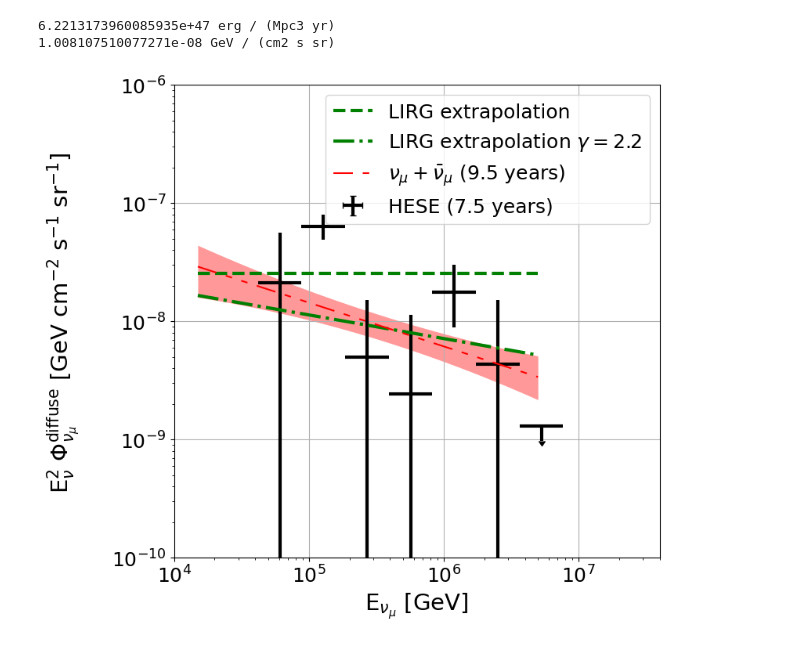
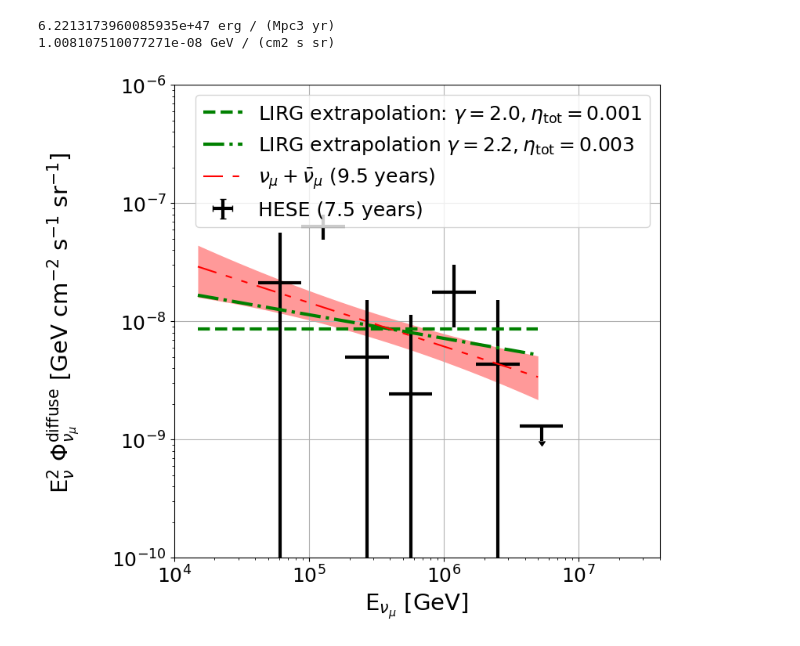
Before and after one commit to YarnoMerckx/diffuse-neutrino-flux-u-lirgs, a Jupyter notebook: Extrapolation.ipynb, the cells around one changed output. Drawn from its saved outputs; the diff is of its cells as text; code cells hidden in the pictures.

```diff
--- a/Extrapolation.ipynb
+++ b/Extrapolation.ipynb
@@ -262,11 +262,11 @@ print(Normalizing_factor(3.4,1/25,1,0.001, QIR(75,'LIRGs','individual','no')[0])
 i = len(energy)
 fig=plt.figure(figsize=(8,8), dpi= 100, facecolor='w', edgecolor='k')
 Energy_plot = np.logspace(np.log10(1.5e4),np.log10(5e6),12)
-diffuse_LIRG_flux = [nuflux(i,2,70,3.4,1,3e-3,'LIRGs','pp','individual','yes') for i in Energy_plot]
-diffuse_LIRG_flux_22 = [nuflux(i,2.2,70,xi(2.2,4,'ULIRG'),1,3e-3,'LIRGs','pp','individual','yes') for i in Energy_plot]
+diffuse_LIRG_flux = [nuflux(i,2,75,3.4,1,1e-3,'LIRGs','pp','individual','yes') for i in Energy_plot]
+diffuse_LIRG_flux_22 = [nuflux(i,2.2,75,xi(2.2,4,'ULIRG'),1,3e-3,'LIRGs','pp','individual','yes') for i in Energy_plot]
 
-plt.plot(Energy_plot, diffuse_LIRG_flux, 'g--', linewidth = 3,label = 'LIRG extrapolation')
-plt.plot(Energy_plot, diffuse_LIRG_flux_22, 'g-.', linewidth = 3,label = 'LIRG extrapolation $\\gamma = 2.2$')
+plt.plot(Energy_plot, diffuse_LIRG_flux, 'g--', linewidth = 3,label = 'LIRG extrapolation: $\\gamma = 2.0, \\eta_{\mathrm{tot}}= 0.001$')
+plt.plot(Energy_plot, diffuse_LIRG_flux_22,  'g-.', linewidth = 3,label = 'LIRG extrapolation $\\gamma = 2.2, \\eta_{\mathrm{tot}}= 0.003$')
 
 HESE = plt.errorbar(energy[:i],
                    flux[:i],
@@ -288,31 +288,31 @@ plt.xscale('log')
 plt.yscale('log')
 numu_best = plt.plot(energy_range_numu,
                     flux_numu*energy_range_numu**2,
                     color="r",
                     linestyle=(0,(12,6,4,6,4,6)), label= '$\\nu_\\mu + \\bar{\\nu}_{\\mu}$ (9.5 years)') # dashdotdotted
 
 # Plot the error band of the diffuse nu_mu best fit
 
 
 
 numu_err = plt.fill_between(energy_numu,
                            flux_lower,
                            flux_upper,
                            color="r",
                            lw=0,
                            alpha=0.4)
 
 
 plt.ylim(1e-10,1e-6)
 plt.xlim(1e4,4e7)
 plt.xlabel ("E$_{\\nu_\\mu}$ [GeV]", fontsize = 21)
 plt.ylabel('E$_{\\nu}^2$ $\\Phi ^{\\mathrm{diffuse}}_{\\nu_\\mu}$ [GeV cm$^{-2}$ s$^{-1}$ sr$^{-1}$] \n', fontsize = 21)
 plt.xticks(fontsize = 18)
 plt.yticks(fontsize = 18)
 plt.xscale('log')
 plt.yscale('log')
 plt.legend(fontsize = 18)
 plt.grid()
 plt.savefig("/Users/yarno/Documents/PhD/Pictures/Extrapolation_plots/PredictionVSobs.png",bbox_inches="tight")
 # %% [output]
-[figure, old version]
+[figure, new version]
```
Also changed, not shown: parts of 1 cell of this notebook.
